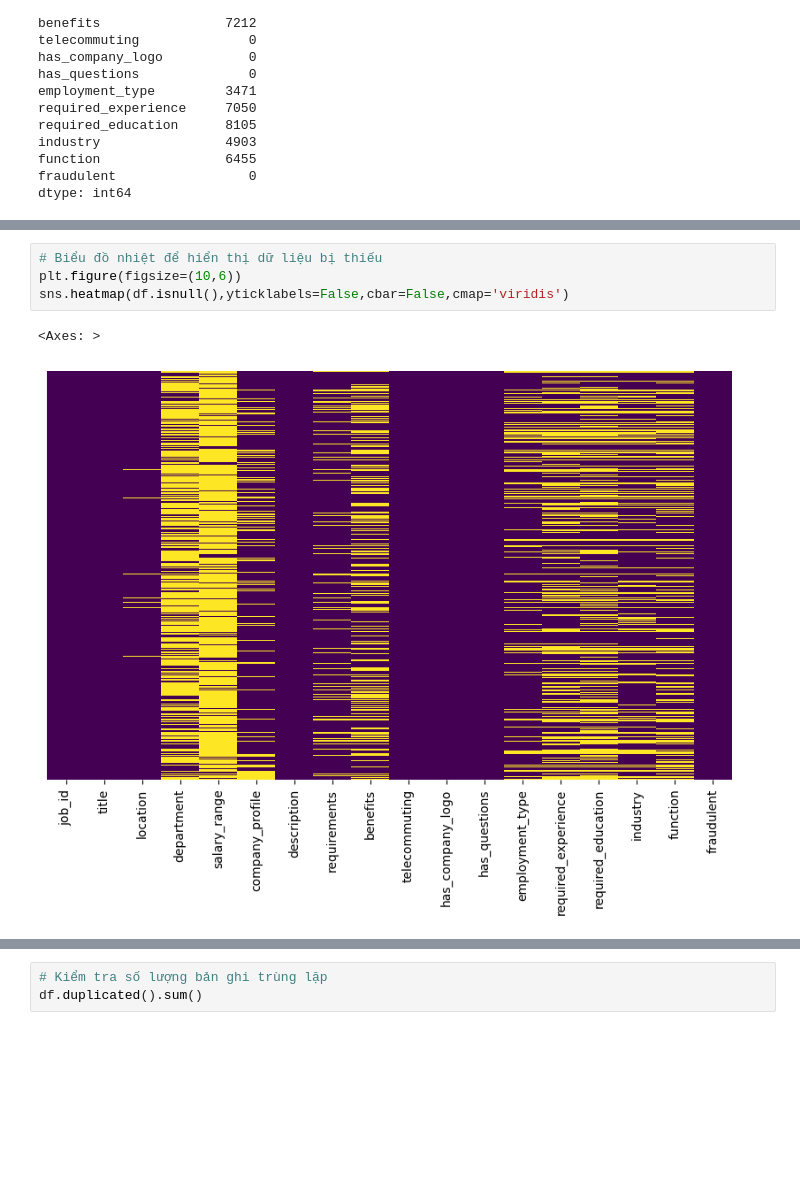
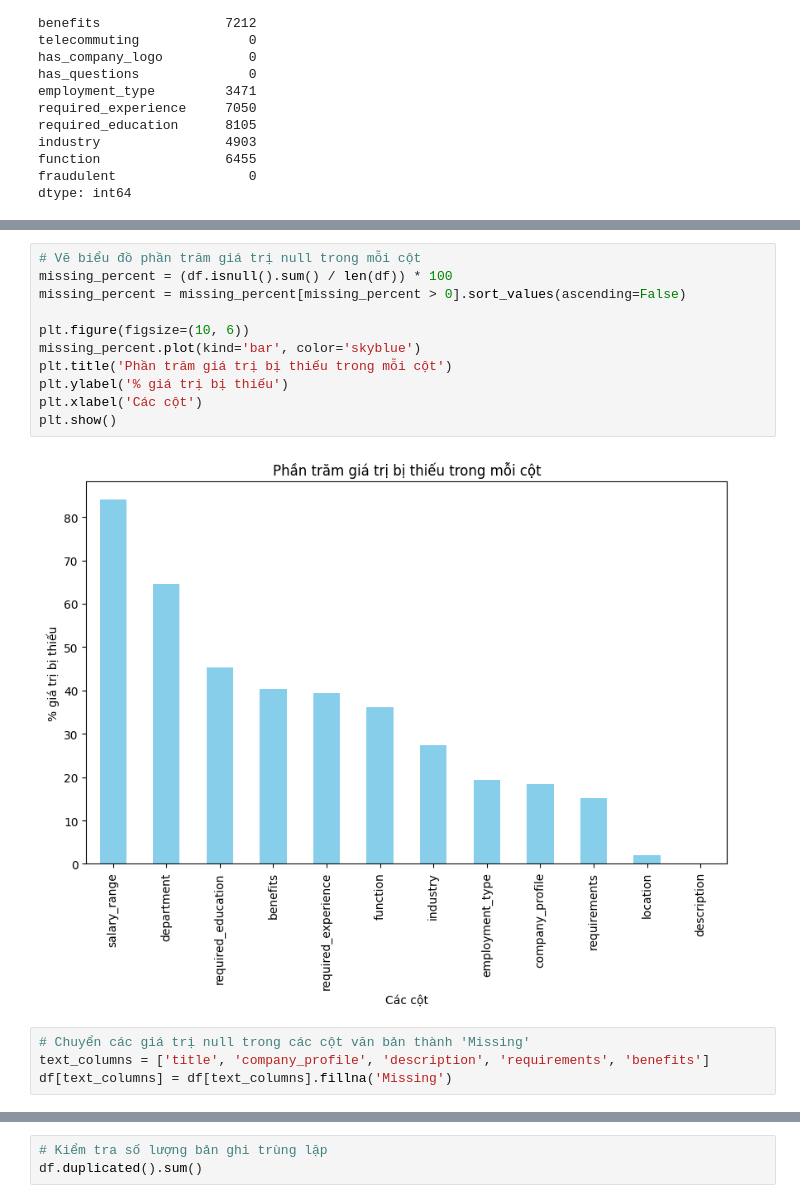
Before and after one commit to thanhlek5/Du-doan-tin-tuyen-dung, a Jupyter notebook: notebooks/Data_Exploration.ipynb, the cells around one changed output, grey strips where cells are left out. Saved outputs shown, nothing was run; the diff lists cells and outputs as text; blank space fills up the shorter version.

Commit message:
Hoàn Thành Khám Phá Dữ Liệu

```diff
--- a/notebooks/Data_Exploration.ipynb
+++ b/notebooks/Data_Exploration.ipynb
@@ -73,7 +100,17 @@ dtype: int64
 # %%
-# Biểu đồ nhiệt để hiển thị dữ liệu bị thiếu
-plt.figure(figsize=(10,6))
-sns.heatmap(df.isnull(),yticklabels=False,cbar=False,cmap='viridis')
+# Vẽ biểu đồ phần trăm giá trị null trong mỗi cột
+missing_percent = (df.isnull().sum() / len(df)) * 100
+missing_percent = missing_percent[missing_percent > 0].sort_values(ascending=False)
+
+plt.figure(figsize=(10, 6))
+missing_percent.plot(kind='bar', color='skyblue')
+plt.title('Phần trăm giá trị bị thiếu trong mỗi cột')
+plt.ylabel('% giá trị bị thiếu')
+plt.xlabel('Các cột')
+plt.show()
 # %% [output]
-<Axes: >
-[figure, old version]
+[figure, new version]
+# %%
+# Chuyển các giá trị null trong các cột văn bản thành 'Missing'
+text_columns = ['title', 'company_profile', 'description', 'requirements', 'benefits']
+df[text_columns] = df[text_columns].fillna('Missing')
```
Also changed, not shown: parts of 23 cells of this notebook.
